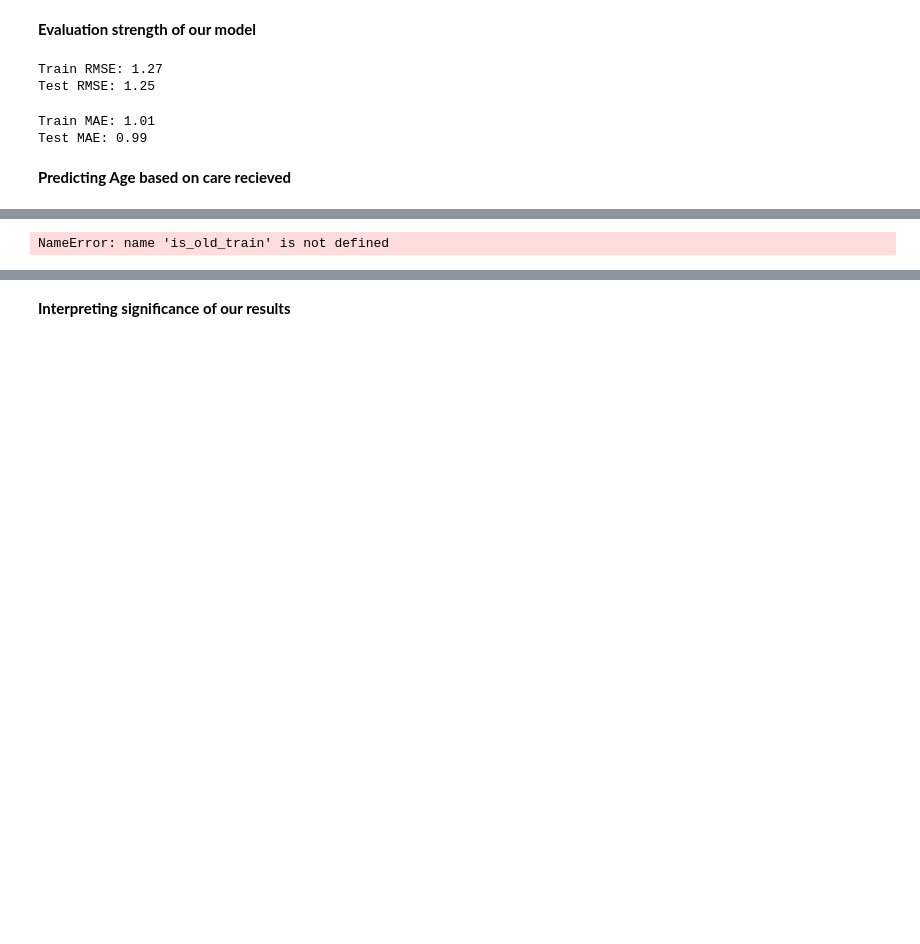
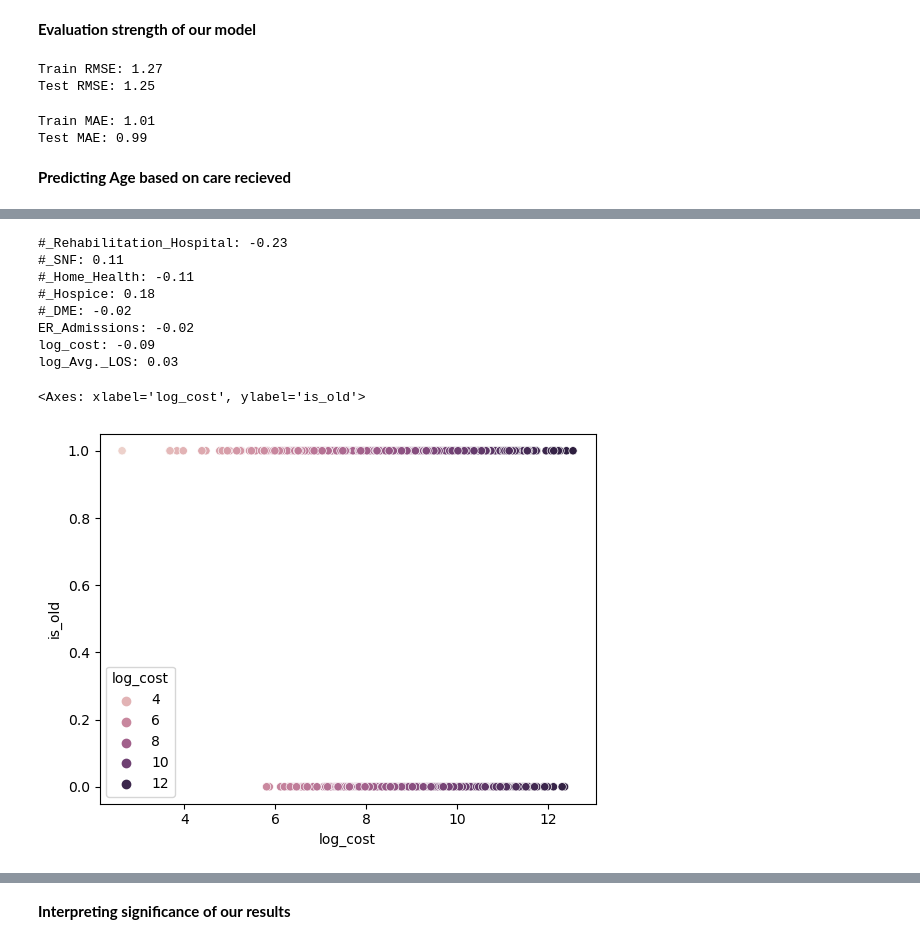
Before and after one commit to HarrietKumah/info2950-final-project, a Jupyter notebook: Phase V.ipynb, the cells around one changed output, grey strips where cells are left out. Saved outputs shown, nothing was run; the diff lists cells and outputs as text; code cells hidden in the pictures; blank space fills up the shorter version.

Commit message:
added logistic plots
for is_old_model

```diff
--- a/Phase V.ipynb
+++ b/Phase V.ipynb
@@ -567,11 +567,13 @@ Name: is_old, Length: 16318, dtype: int32
 # %%
 #create test and train dataframes with same rows as diabetes_train and diabetes_test
 
-# is_old_inputs = ['#_Rehabilitation_Hospital','#_SNF', '#_Home_Health', '#_Hospice', '#_DME', 'ER_Admissions','log_cost', 'log_Avg._LOS']
-# is_old_train = pd.merge(diabetes_train[is_old_inputs], diabetes_with_dummies, on = is_old_inputs, how = 'inner')
-# is_old_test = pd.merge(diabetes_test[is_old_inputs], diabetes_with_dummies, on = is_old_inputs, how = 'inner')
+is_old_inputs = ['#_Rehabilitation_Hospital','#_SNF', '#_Home_Health', '#_Hospice', '#_DME', 'ER_Admissions','log_cost', 'log_Avg._LOS']
+is_old_train = pd.merge(diabetes_train[is_old_inputs], diabetes_with_dummies, on = is_old_inputs, how = 'inner')
+is_old_test = pd.merge(diabetes_test[is_old_inputs], diabetes_with_dummies, on = is_old_inputs, how = 'inner')
+
+# is_old_train, is_old_test = train_test_split(diabetes_with_dummies, test_size = 0.2, train_size = 0.8, random_state = 2950)
 # %%
-#is_old_train = is_old_train.dropna()
+is_old_train = is_old_train.dropna()
 is_old_train = is_old_train[np.isfinite(is_old_train['log_Avg._LOS']) == True]
 
 X = is_old_train[is_old_inputs]
@@ -586,12 +588,19 @@ d = dict(loop)
 for i in d:
     print(f'{i}: {round(d[i],2)}')
 # %% [output]
-NameError: name 'is_old_train' is not defined
+#_Rehabilitation_Hospital: -0.23
+#_SNF: 0.11
+#_Home_Health: -0.11
+#_Hospice: 0.18
+#_DME: -0.02
+ER_Admissions: -0.02
+log_cost: -0.09
+log_Avg._LOS: 0.03
 # %%
-# cost = np.reshape(is_old_train[is_old_inputs],(len(is_old_train),np.shape(is_old_train)[1]))
+is_old_prediction = is_old_logistic_model.predict_proba(is_old_train[is_old_inputs])
+is_old_train['is_old_prediction'] = is_old_prediction[:,0]
 
-np.shape(is_old_train)
-# cost_prediction = is_old_logistic_model.predict_proba(cost)
-# is_old_train['cost_prediction'] = cost_prediction[:,0]
-
-# sns.scatterplot(is_old_train, x = 'log_cost', y = 'is_old', hue = 'cost_prediction')
+sns.scatterplot(is_old_train, x = 'log_cost', y = 'is_old', hue = 'log_cost')
+# %% [output]
+<Axes: xlabel='log_cost', ylabel='is_old'>
+[figure, added]
```
Also changed, not shown: parts of 13 cells of this notebook.
